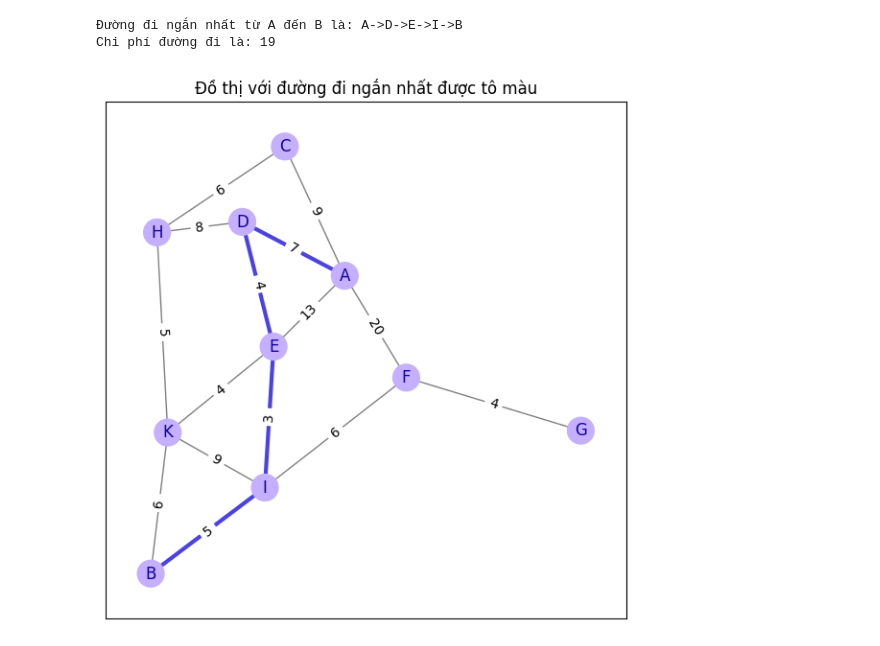
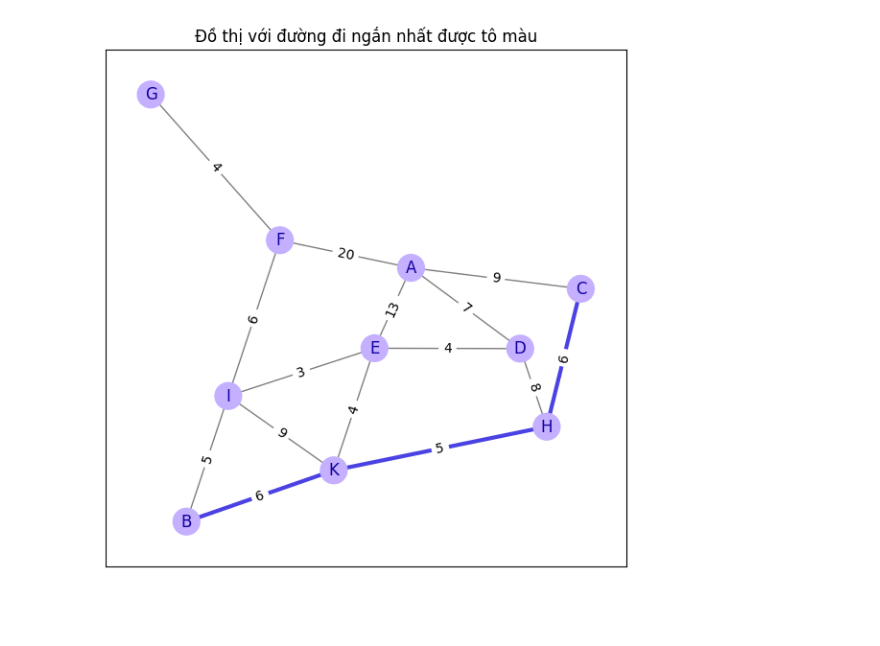
Before and after one commit to Gabriel-Duong/Final-L-p-tr-nh-ph-n-t-ch-d-li-u-UEH, a Jupyter notebook: Dijkstra.ipynb, the cells around one changed output. Saved outputs shown, nothing was run; the diff lists cells and outputs as text; code cells hidden in the pictures; blank space fills up the shorter version.

```diff
--- a/Dijkstra.ipynb
+++ b/Dijkstra.ipynb
@@ -168,9 +116,11 @@ Adding edge from I to B with weight 5
-# %%
-start = 'A'
-end = 'B'
-
-graph.print_shortest_path(start, end)
-# %% [output]
-Đường đi ngắn nhất từ A đến B là: A->D->E->I->B
-Chi phí đường đi là: 19
-[figure, removed]
+# %%
+start = 'C'
+end = 'B'
+dijkstra = DijkstraAlgorithm(graph.graph)
+distance_data = dijkstra.compute(start= start)
+path_finder = Path(distance_data, start= start, end= end)
+shortest_path, cost = path_finder.find_path()
+visualizer = GraphVisualizer(graph.graph)
+visualizer.visualize(path=shortest_path)
+# %% [output]
+[figure, added]
```
Also changed, not shown: parts of 4 cells of this notebook.
